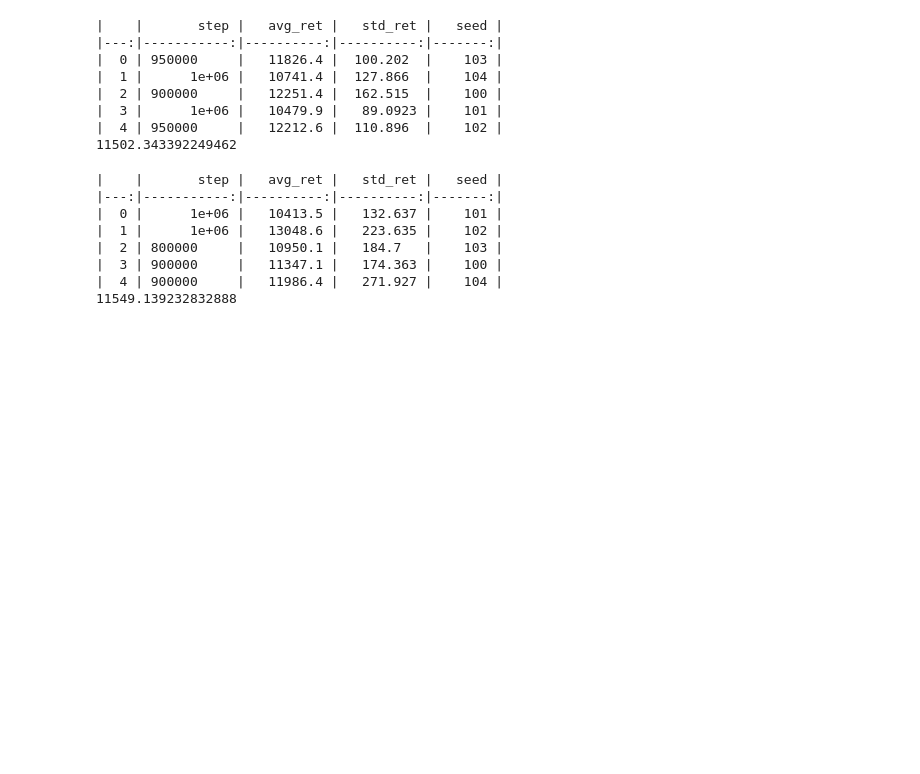
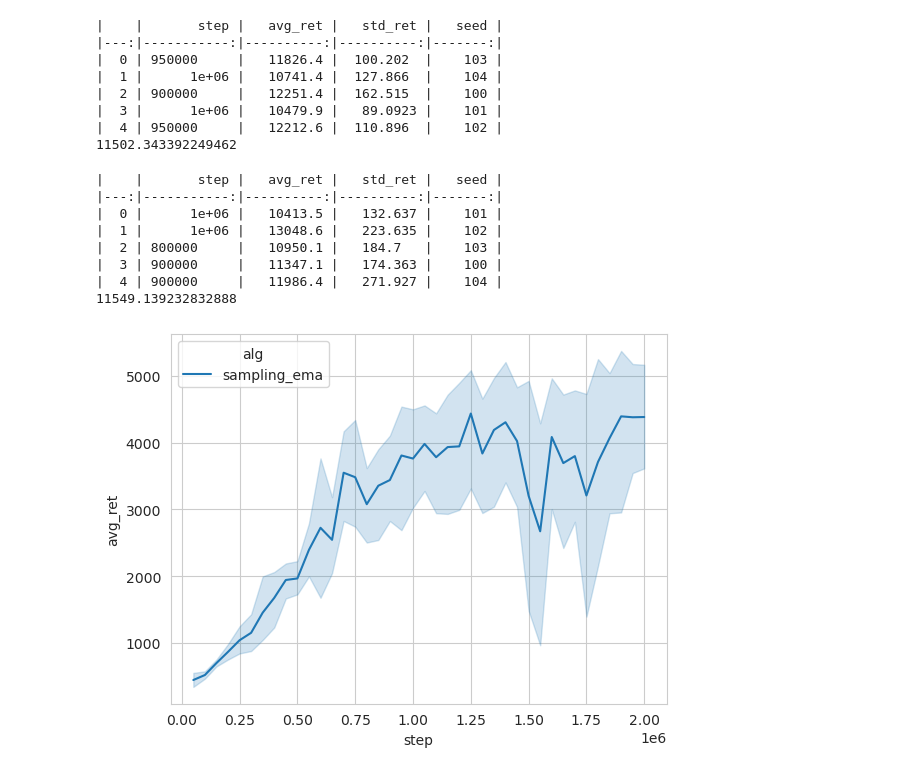
Before and after one commit to mahaitongdae/DACER-Diffusion-with-Online-RL, a Jupyter notebook: scripts/inspect_results.ipynb, the cells around one changed output. Cells and saved outputs as stored; diff of their text form; code cells hidden in the pictures; blank space fills up the shorter version.

```diff
--- a/scripts/inspect_results.ipynb
+++ b/scripts/inspect_results.ipynb
@@ -39,3 +39,12 @@ _ = load_best_results(pattern)
 |  3 | 900000     |   11347.1 |   174.363 |    100 |
 |  4 | 900000     |   11986.4 |   271.927 |    104 |
 11549.139232832888
+# %%
+patterns_dict = {
+        'sampling_ema': r".*diffv2.*01.*diffv2_more_sample$",
+        # 'qsm': r".*qsm.*01.*atp1$",
+        # 'sac': r".*sac.*01.*atp1$"
+    }
+plot_mean(patterns_dict, 'Ant-v4')
+# %% [output]
+[figure, added]
```
Also changed, not shown: parts of 2 cells of this notebook, 1 other file.
